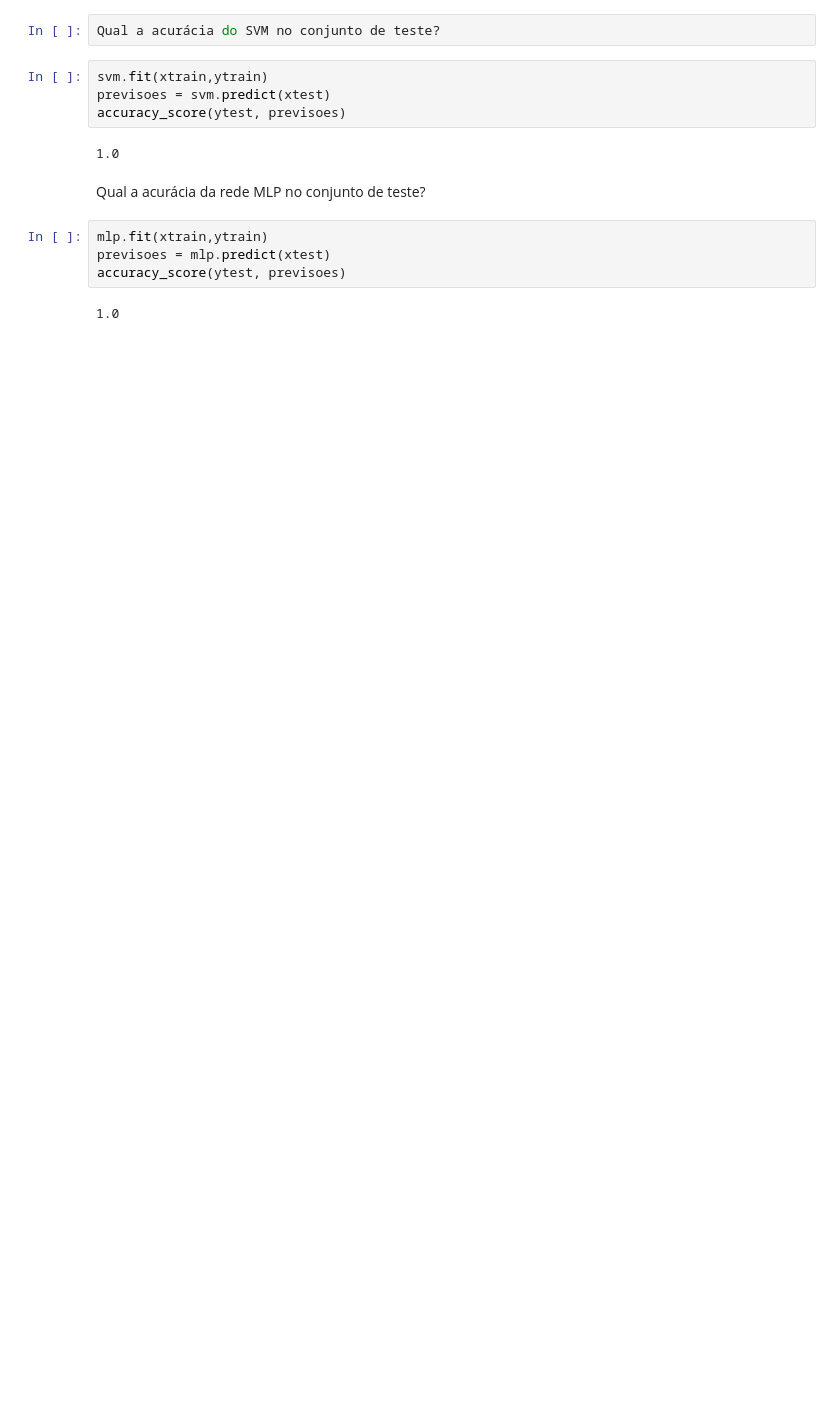
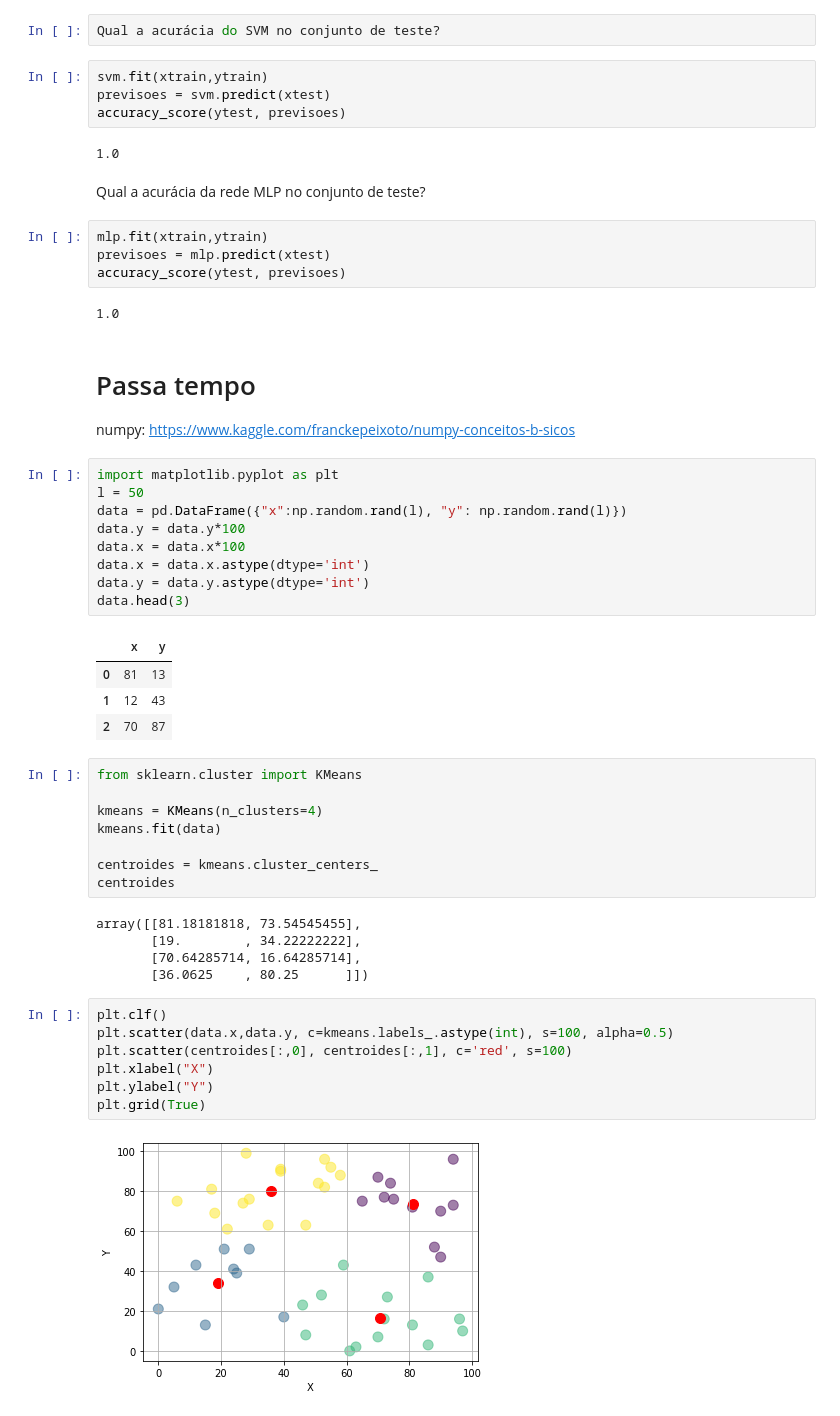
Before and after one commit to franckepeixoto/IGTI-Analista-de-Machine-Learning, a Jupyter notebook: IGTI_Desafio_Modelos_Preditivos_e_Séries_Temporais_(Módulo_2).ipynb, the cells around one changed output. Saved outputs shown, nothing was run; the diff lists cells and outputs as text; blank space fills up the shorter version.

```diff
--- a/IGTI_Desafio_Modelos_Preditivos_e_Séries_Temporais_(Módulo_2).ipynb
+++ b/IGTI_Desafio_Modelos_Preditivos_e_Séries_Temporais_(Módulo_2).ipynb
@@ -195,3 +195,43 @@ previsoes = mlp.predict(xtest)
 accuracy_score(ytest, previsoes)
 # %% [output]
 1.0
+# %% [markdown]
+# Passa tempo
+
+numpy: https://www.kaggle.com/franckepeixoto/numpy-conceitos-b-sicos
+# %%
+import matplotlib.pyplot as plt
+l = 50
+data = pd.DataFrame({"x":np.random.rand(l), "y": np.random.rand(l)})
+data.y = data.y*100
+data.x = data.x*100
+data.x = data.x.astype(dtype='int')
+data.y = data.y.astype(dtype='int')
+data.head(3)
+# %% [output]
+|  | x | y |
+| 0 | 81 | 13 |
+| 1 | 12 | 43 |
+| 2 | 70 | 87 |
+# %%
+from sklearn.cluster import KMeans
+
+kmeans = KMeans(n_clusters=4)
+kmeans.fit(data)
+
+centroides = kmeans.cluster_centers_
+centroides
+# %% [output]
+array([[81.18181818, 73.54545455],
+       [19.        , 34.22222222],
+       [70.64285714, 16.64285714],
+       [36.0625    , 80.25      ]])
+# %%
+plt.clf()
+plt.scatter(data.x,data.y, c=kmeans.labels_.astype(int), s=100, alpha=0.5)
+plt.scatter(centroides[:,0], centroides[:,1], c='red', s=100)
+plt.xlabel("X")
+plt.ylabel("Y")
+plt.grid(True)
+# %% [output]
+[figure, added]
```
